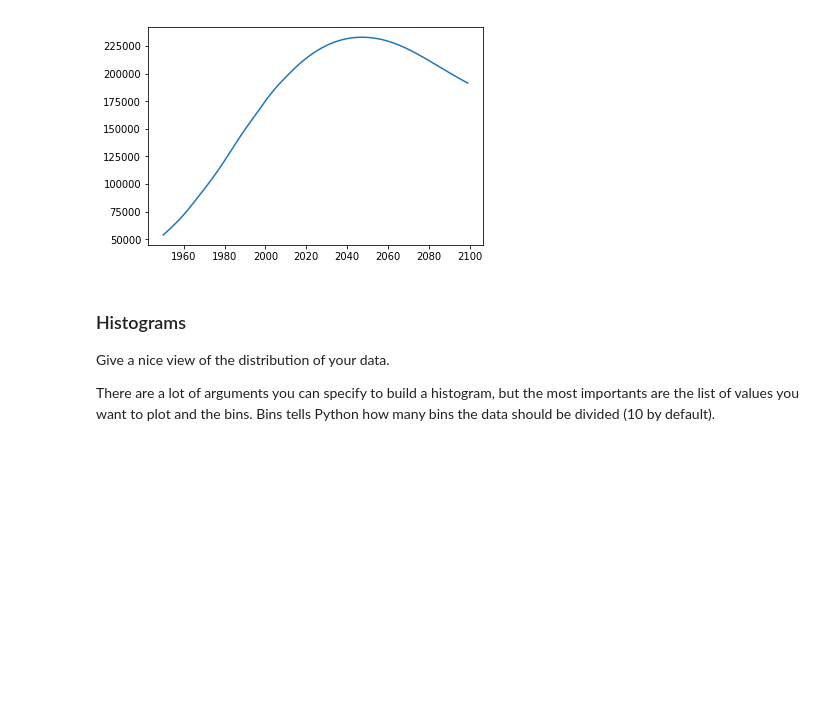
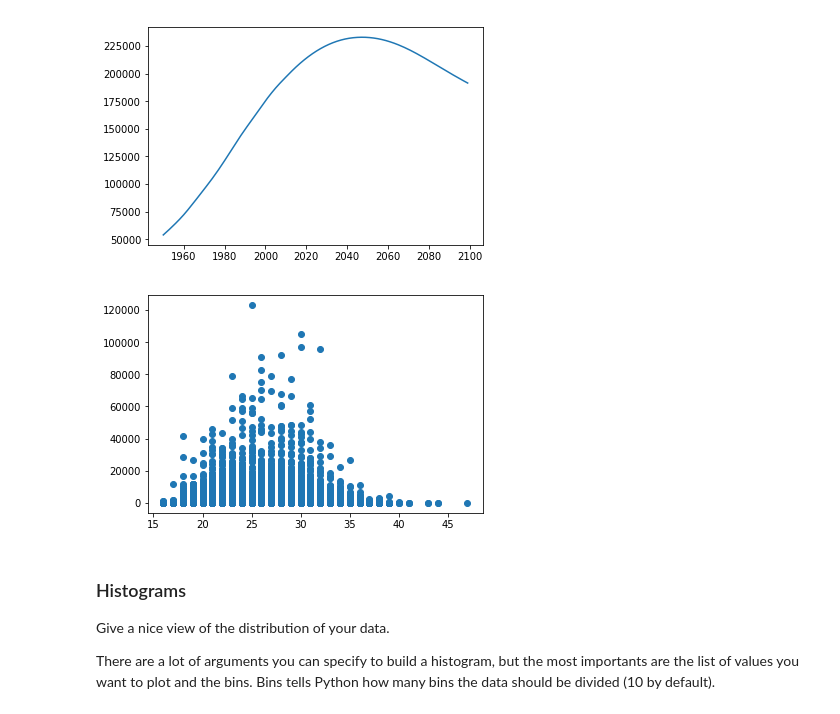
Before and after one commit to RodrigoCSoares/Data_Science_with_Python, a Jupyter notebook: Annotations/2.Intermediate_Python_for_Data_Science.ipynb, the cells around one changed output. Cells and saved outputs as stored; diff of their text form; code cells hidden in the pictures; blank space fills up the shorter version.

```diff
--- a/Annotations/2.Intermediate_Python_for_Data_Science.ipynb
+++ b/Annotations/2.Intermediate_Python_for_Data_Science.ipynb
@@ -29,6 +29,28 @@ plt.plot(brYear[:150], brPop[:150])
 plt.show()
 # %% [output]
 [figure]
+# %%
+# Import a csv file with a huge data of countries population
+# We'll talk about pandas package and csv files later
+import pandas as pd
+players = pd.read_csv("Data/soccerPlayers.csv")
+
+import numpy as np
+
+# Import matplotlib.pyplot as plt
+import matplotlib.pyplot as plt
+
+# Save the value and the age
+value = np.array(players['eur_value']) * 0.001
+age = np.array(players['age'])
+
+# Build Scatter plot
+plt.scatter(age, value)
+
+# Show Plot
+plt.show()
+# %% [output]
+[figure, added]
 # %% [markdown]
 ### Histograms
 Give a nice view of the distribution of your data.
```
Also changed, not shown: parts of 13 cells of this notebook.
